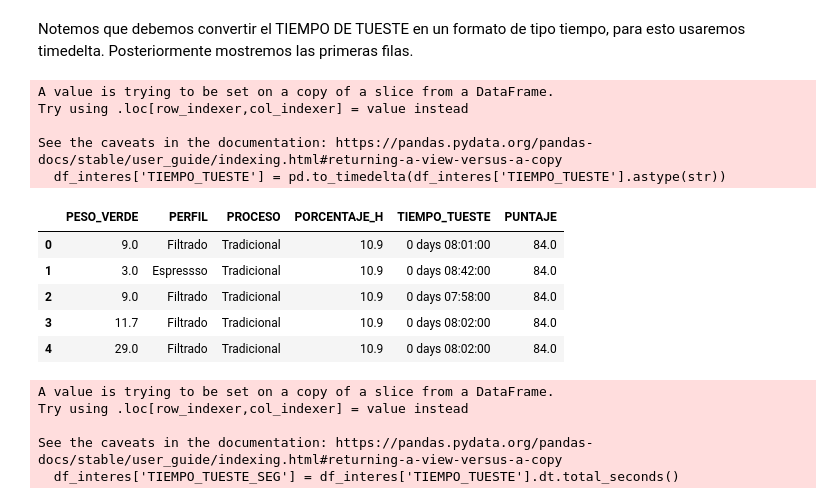
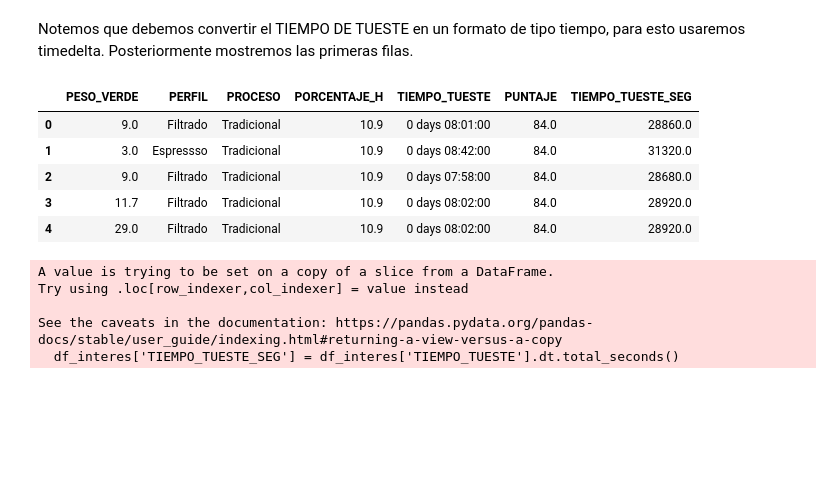
Before and after one commit to agarcia1607/Cafe_ML, a Jupyter notebook: Cafe_ml.ipynb, the cells around one changed output. Saved outputs shown, nothing was run; the diff lists cells and outputs as text; code cells hidden in the pictures; blank space fills up the shorter version.

Commit message:
tiempo_tueste_ajustes

```diff
--- a/Cafe_ml.ipynb
+++ b/Cafe_ml.ipynb
@@ -290,22 +290,18 @@ Notemos que debemos convertir el TIEMPO DE TUESTE en un formato de tipo tiempo,
 Posteriormente mostremos las primeras filas.
 # %%
 # Convertir la columna TIEMPO_TUESTE a un formato de tiempo
-df_interes['TIEMPO_TUESTE'] = pd.to_timedelta(df_interes['TIEMPO_TUESTE'].astype(str))
+df_interes.loc[:, 'TIEMPO_TUESTE'] = pd.to_timedelta(df_interes['TIEMPO_TUESTE'].astype(str))
+
 
 # Verificar la conversión mostrando las primeras filas
 df_interes.head()
 # %% [output]
-A value is trying to be set on a copy of a slice from a DataFrame.
-Try using .loc[row_indexer,col_indexer] = value instead
-
-See the caveats in the documentation: https://pandas.pydata.org/pandas-docs/stable/user_guide/indexing.html#returning-a-view-versus-a-copy
-  df_interes['TIEMPO_TUESTE'] = pd.to_timedelta(df_interes['TIEMPO_TUESTE'].astype(str))
-|  | PESO_VERDE | PERFIL | PROCESO | PORCENTAJE_H | TIEMPO_TUESTE | PUNTAJE |
-| 0 | 9.0 | Filtrado | Tradicional | 10.9 | 0 days 08:01:00 | 84.0 |
-| 1 | 3.0 | Espressso | Tradicional | 10.9 | 0 days 08:42:00 | 84.0 |
-| 2 | 9.0 | Filtrado | Tradicional | 10.9 | 0 days 07:58:00 | 84.0 |
-| 3 | 11.7 | Filtrado | Tradicional | 10.9 | 0 days 08:02:00 | 84.0 |
-| 4 | 29.0 | Filtrado | Tradicional | 10.9 | 0 days 08:02:00 | 84.0 |
+|  | PESO_VERDE | PERFIL | PROCESO | PORCENTAJE_H | TIEMPO_TUESTE | PUNTAJE | TIEMPO_TUESTE_SEG |
+| 0 | 9.0 | Filtrado | Tradicional | 10.9 | 0 days 08:01:00 | 84.0 | 28860.0 |
+| 1 | 3.0 | Espressso | Tradicional | 10.9 | 0 days 08:42:00 | 84.0 | 31320.0 |
+| 2 | 9.0 | Filtrado | Tradicional | 10.9 | 0 days 07:58:00 | 84.0 | 28680.0 |
+| 3 | 11.7 | Filtrado | Tradicional | 10.9 | 0 days 08:02:00 | 84.0 | 28920.0 |
+| 4 | 29.0 | Filtrado | Tradicional | 10.9 | 0 days 08:02:00 | 84.0 | 28920.0 |
 # %%
 # Convertir TIEMPO_TUESTE a segundos para facilitar el análisis
 df_interes['TIEMPO_TUESTE_SEG'] = df_interes['TIEMPO_TUESTE'].dt.total_seconds()
```
Also changed, not shown: parts of 1 cell of this notebook.
